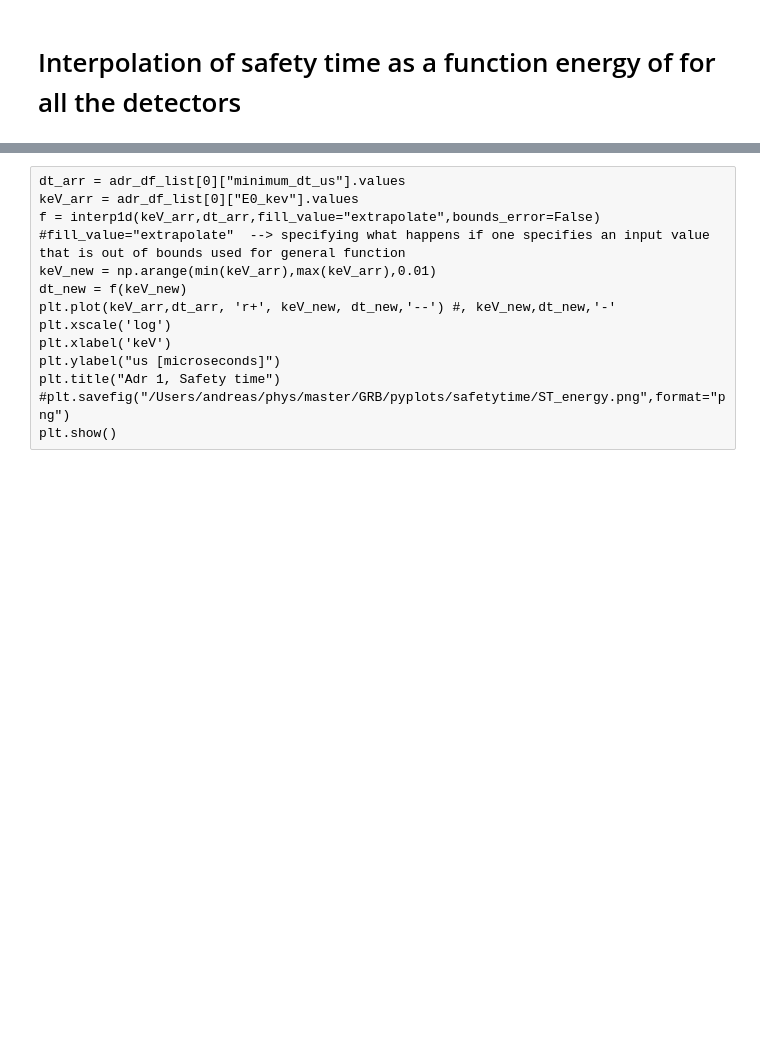
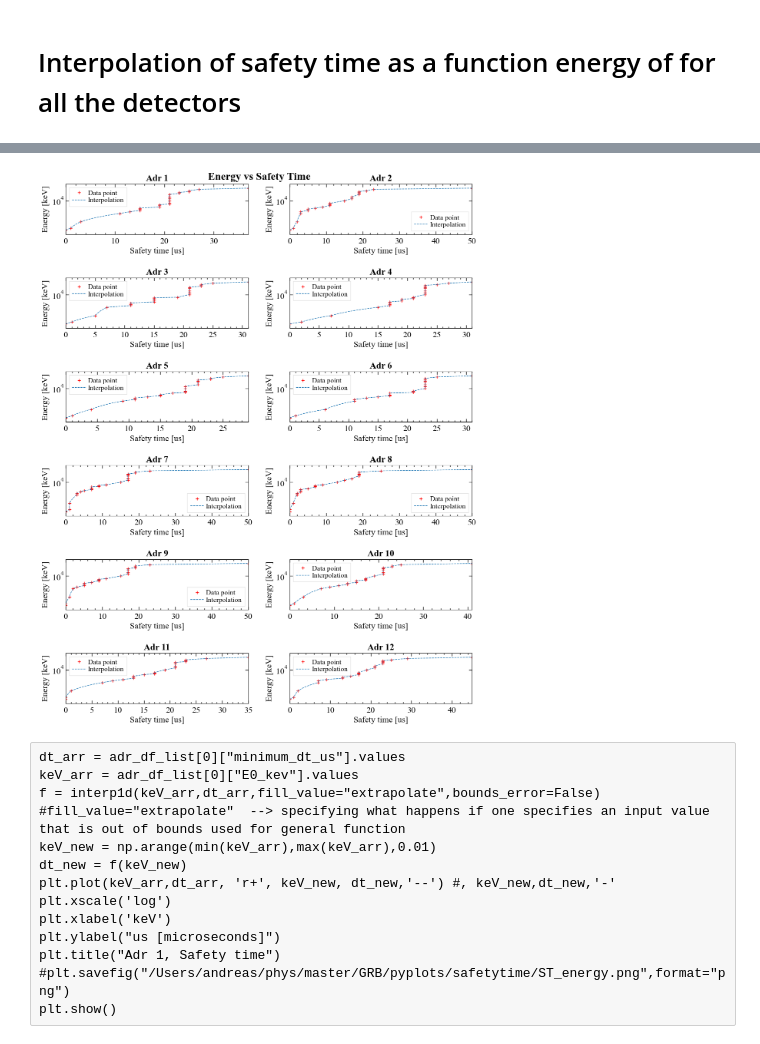
Before and after one commit to AndreasRamsli/GRB, a Jupyter notebook: src/safety_time.ipynb, the cells around one changed output, grey strips where cells are left out. Drawn from its saved outputs; the diff is of its cells as text; code cells hidden in the pictures; blank space fills up the shorter version.

```diff
--- a/src/safety_time.ipynb
+++ b/src/safety_time.ipynb
@@ -177,3 +138,46 @@ plt.show()
+# %%
+#Creating 6x2 subplots for all the safety time estimates for all the detectors
+fig, (axs1,axs2,axs3,axs4,axs5,axs6) = plt.subplots(6,2,figsize=(12,15))
+axs_list = [axs1,axs2,axs3,axs4,axs5,axs6]
+for i,axs in enumerate(axs_list):
+    first_idx = i*2
+    sec_idx = i*2 +1
+
+    dt_0 = adr_df_list[first_idx]["minimum_dt_us"].values
+    keV_0 = adr_df_list[first_idx]["E0_kev"].values
+    f_0 = interp1d(dt_0, keV_0) #fill_value="extrapolate"  --> specifying what happens if one specifies an input value that is out of bounds used for general function
+    dt_0_new = np.arange(min(dt_0),max(dt_0),0.01)
+    keV_0_new = f_0(dt_0_new)
+
+    axs[0].plot(dt_0, keV_0,'r+',label="Data point")
+    axs[0].plot(dt_0_new, keV_0_new, '--',label="Interpolation")
+    axs[0].set_yscale('log')
+    axs[0].set_title("Adr {}".format(str(first_idx + 1)), fontweight='bold')
+    axs[0].set_xlabel('Safety time [us]')
+    axs[0].set_ylabel('Energy [keV]')
+    axs[0].legend()
+
+    dt_1 = adr_df_list[sec_idx]["minimum_dt_us"].values
+    keV_1 = adr_df_list[sec_idx]["E0_kev"].values
+    f_1 = interp1d(dt_1, keV_1) #fill_value="extrapolate"  --> specifying what happens if one specifies an input value that is out of bounds used for general function
+    dt_1_new = np.arange(min(dt_1),max(dt_1),0.01)
+    keV_1_new = f_1(dt_1_new)
+
+    axs[1].plot(dt_1, keV_1, 'r+',label="Data point")
+    axs[1].plot(dt_1_new, keV_1_new, '--',label="Interpolation")
+    axs[1].set_yscale('log')
+    axs[1].set_title("Adr {}".format(str(sec_idx + 1)), fontweight='bold')
+    axs[1].set_xlabel('Safety time [us]')
+    axs[1].set_ylabel('Energy [keV]')
+    axs[1].legend()
+
+fig.tight_layout(pad=2.5)
+fig.suptitle("Energy vs Safety Time", fontweight='bold',fontsize=20)
+
+#plt.savefig("/Users/andreas/phys/master/GRB/pyplots/safetytime/ST_detectors.png",format="png",dpi=300)
+plt.show()
+# %% [output]
+[figure, added]
 # %% [raw]
 dt_arr = adr_df_list[0]["minimum_dt_us"].values
 keV_arr = adr_df_list[0]["E0_kev"].values
```
Also changed, not shown: parts of 2 cells of this notebook, 8 other files.
